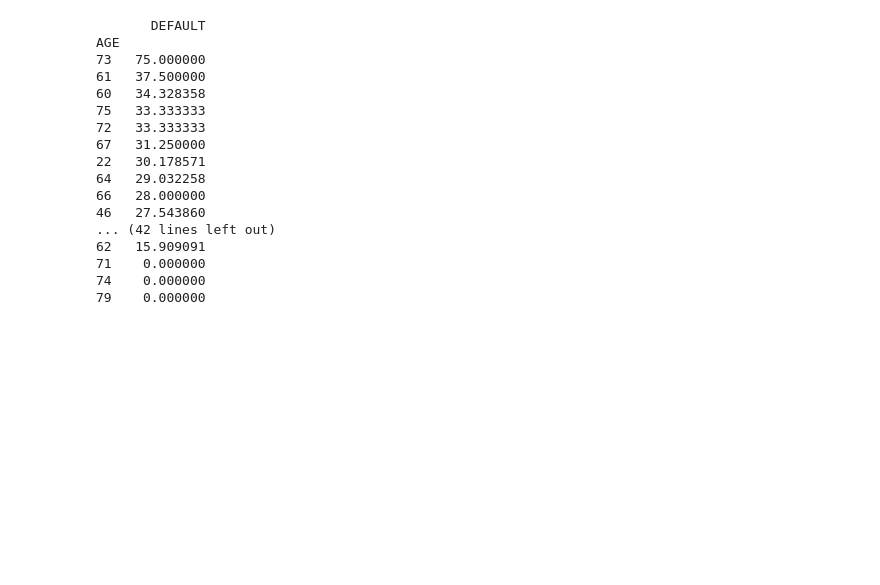
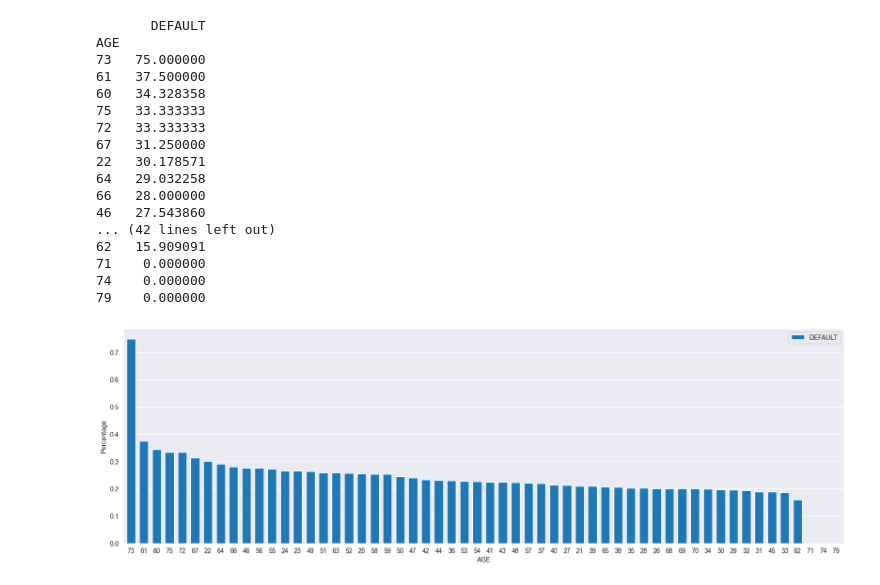
Before and after one commit to Alhern/defaults_prediction, a Jupyter notebook: credit_default.ipynb, the cells around one changed output. Saved outputs shown, nothing was run; the diff lists cells and outputs as text; code cells hidden in the pictures; blank space fills up the shorter version.

```diff
--- a/credit_default.ipynb
+++ b/credit_default.ipynb
@@ -403,3 +405,11 @@ AGE
 71    0.000000
 74    0.000000
 79    0.000000
+# %%
+age_mean.plot.bar(figsize=(20,6), width=0.7)
+plt.ylabel("Percentage")
+plt.grid(axis='x')
+plt.xticks(rotation=0)
+plt.show()
+# %% [output]
+[figure, added]
```
Also changed, not shown: parts of 8 cells of this notebook.
